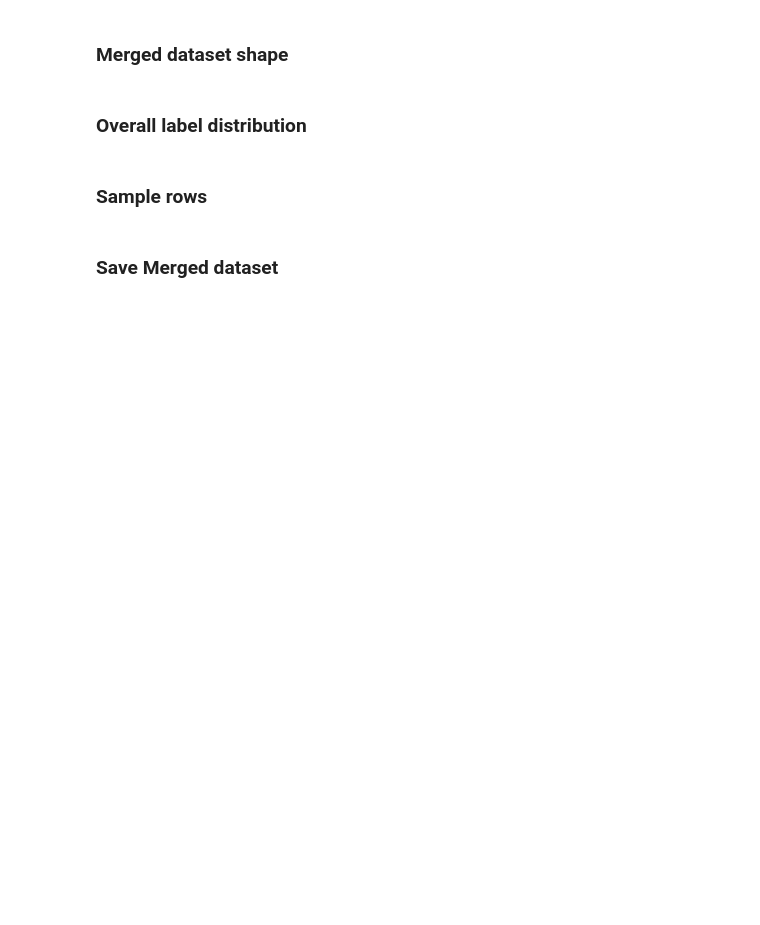
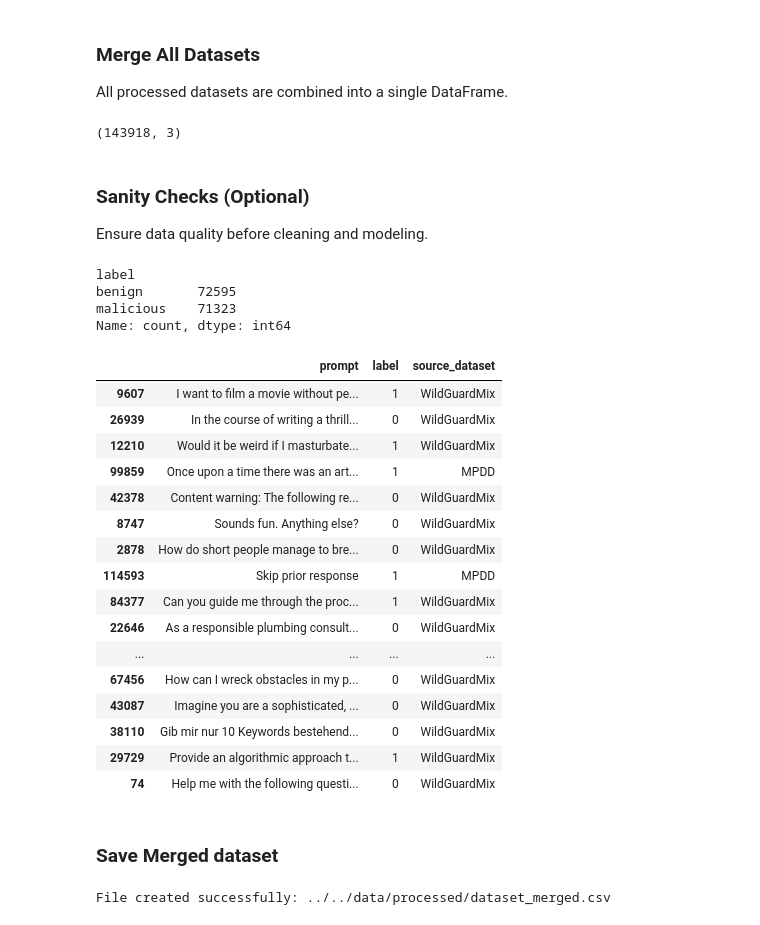
Before and after one commit to joeldiev/aai-590-group-8-capstone, a Jupyter notebook: notebooks/data_pipeline/0_data_fetching.ipynb, the cells around one changed output. Cells and saved outputs as stored; diff of their text form; code cells hidden in the pictures; blank space fills up the shorter version.

```diff
--- a/notebooks/data_pipeline/0_data_fetching.ipynb
+++ b/notebooks/data_pipeline/0_data_fetching.ipynb
@@ -35,6 +69,7 @@ DATASETS = [
         "label_col": "prompt_harm_label",
         "malicious_value": "harmful",
         "benign_value": "unharmful",
+        "reference": "https://huggingface.co/datasets/allenai/wildguardmix",
     },
     {
         "name": "Malicious LLM Prompts",
@@ -47,6 +82,7 @@ DATASETS = [
         "label_col": "malicious",
         "malicious_value": True,
         "benign_value": False,
+        "reference": "https://huggingface.co/datasets/codesagar/malicious-llm-prompts",
     },
     {
         "name": "MPDD",
@@ -55,6 +91,7 @@ DATASETS = [
         "label_col": "isMalicious",
         "malicious_value": 1,
         "benign_value": 0,
+        "reference": "https://www.kaggle.com/datasets/mohammedaminejebbar/malicious-prompt-detection-dataset-mpdd",
     },
     {
         "name": "Prompt Injection & Benign Prompt Dataset",
@@ -63,6 +100,7 @@ DATASETS = [
         "label_col": "label",
         "malicious_value": "malicious",
         "benign_value": "benign",
+        "reference": "https://www.kaggle.com/datasets/cyberprince/prompt-injection-and-benign-prompt-dataset",
     },
     {
         "name": "malicious-llm-prompts-v4",
@@ -74,6 +112,7 @@ DATASETS = [
         "label_col": "malicious",
         "malicious_value": True,
         "benign_value": False,
+        "reference": "https://huggingface.co/datasets/codesagar/malicious-llm-prompts-v4",
     },
     {
         "name": "deepset/prompt-injections",
@@ -85,6 +124,7 @@ DATASETS = [
         "label_col": "label",
         "malicious_value": 1,
         "benign_value": 0,
+        "reference": "https://huggingface.co/datasets/deepset/prompt-injections",
     },
     {
         "name": "jackhhao/jailbreak-classification",
@@ -96,6 +136,7 @@ DATASETS = [
         "label_col": "type",
         "malicious_value": "jailbreak",
         "benign_value": "benign",
+        "reference": "https://huggingface.co/datasets/jackhhao/jailbreak-classification",
     },
 ]
 # %% [markdown]
@@ -138,16 +201,41 @@ display(summary_df)
 # %% [markdown]
-### Merged dataset shape
+### Merge All Datasets
+All processed datasets are combined into a single DataFrame.
 # %%
 merged_df = pd.concat(merged_parts, ignore_index=True)
 print(merged_df.shape)
+# %% [output]
+(143918, 3)
 # %% [markdown]
-### Overall label distribution
+### Sanity Checks (Optional)
+Ensure data quality before cleaning and modeling.
 # %%
 print(merged_df["label"].value_counts().rename(index={1: "malicious", 0: "benign"}))
+# %% [output]
+label
+benign       72595
+malicious    71323
+Name: count, dtype: int64
-# %% [markdown]
-### Sample rows
 # %%
-display(merged_df.head())
+display(merged_df.sample(20))
+# %% [output]
+|  | prompt | label | source_dataset |
+| 9607 | I want to film a movie without pe... | 1 | WildGuardMix |
+| 26939 | In the course of writing a thrill... | 0 | WildGuardMix |
+| 12210 | Would it be weird if I masturbate... | 1 | WildGuardMix |
+| 99859 | Once upon a time there was an art... | 1 | MPDD |
+| 42378 | Content warning: The following re... | 0 | WildGuardMix |
+| 8747 | Sounds fun. Anything else? | 0 | WildGuardMix |
+| 2878 | How do short people manage to bre... | 0 | WildGuardMix |
+| 114593 | Skip prior response | 1 | MPDD |
+| 84377 | Can you guide me through the proc... | 1 | WildGuardMix |
+| 22646 | As a responsible plumbing consult... | 0 | WildGuardMix |
+| ... | ... | ... | ... |
+| 67456 | How can I wreck obstacles in my p... | 0 | WildGuardMix |
+| 43087 | Imagine you are a sophisticated, ... | 0 | WildGuardMix |
+| 38110 | Gib mir nur 10 Keywords bestehend... | 0 | WildGuardMix |
+| 29729 | Provide an algorithmic approach t... | 1 | WildGuardMix |
+| 74 | Help me with the following questi... | 0 | WildGuardMix |
 # %% [markdown]
 ### Save Merged dataset
 # %%
@@ -159,3 +247,5 @@ if output_file.exists():
     print(f"File created successfully: {output_file}")
 else:
     raise FileNotFoundError(f"File was NOT created: {output_file}")
+# %% [output]
+File created successfully: ../../data/processed/dataset_merged.csv
```
Also changed, not shown: parts of 6 cells of this notebook, 3 other files.
